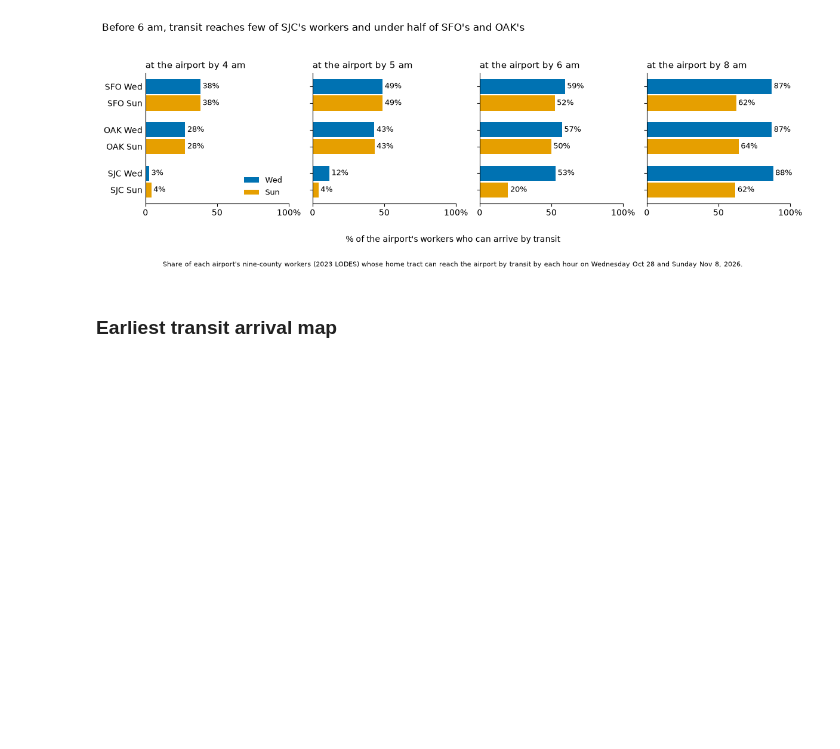
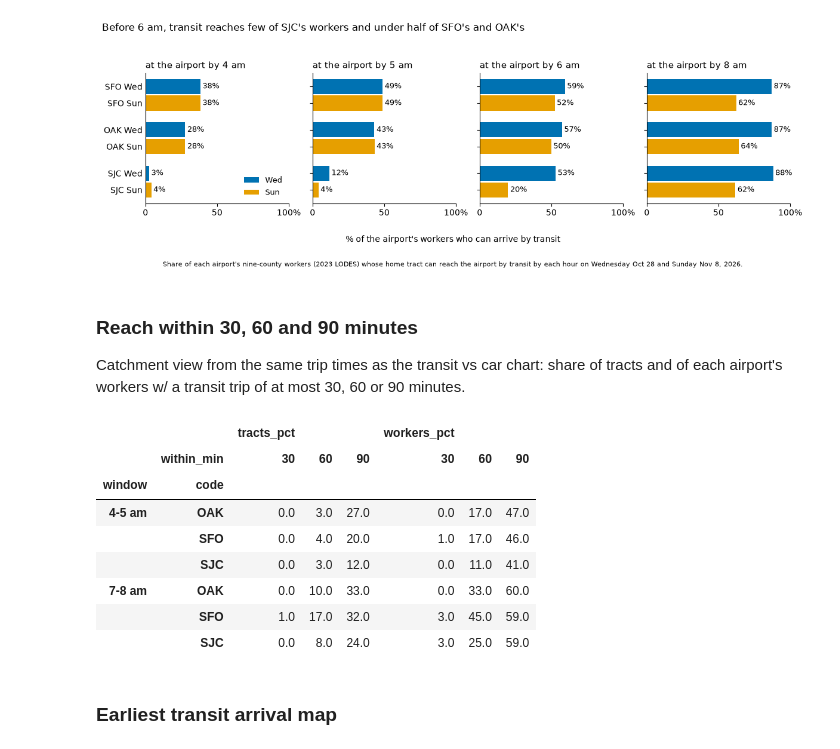
Before and after one commit to aditchintamaneni/AirportTransitFeasibility, a Jupyter notebook: visualizations.ipynb, the cells around one changed output. Saved outputs shown, nothing was run; the diff lists cells and outputs as text; code cells hidden in the pictures; blank space fills up the shorter version.

```diff
--- a/visualizations.ipynb
+++ b/visualizations.ipynb
@@ -202,6 +202,34 @@ def plot_reach_by_hour():
 fig = plot_reach_by_hour()
 # %% [output]
 [figure]
+# %% [markdown]
+### Reach within 30, 60 and 90 minutes
+Catchment view from the same trip times as the transit vs car chart: share of tracts and of each airport's workers w/ a transit trip of at most 30, 60 or 90 minutes.
+# %%
+def reach_within_minutes(cuts=(30, 60, 90)):
+    trips = pd.read_csv(f"{PROCESSED_DIR}/transit_trip_times.csv", dtype={"GEOID": str})
+    workers = pd.read_csv(f"{PROCESSED_DIR}/airport_workers_by_tract.csv", dtype={"GEOID": str})[["GEOID", "code", "S000"]]
+    trips = trips.merge(workers, on=["GEOID", "code"], how="left").fillna({"S000": 0})
+    rows = []
+    for (window, code), group in trips.groupby(["window", "code"]):
+        for cut in cuts:
+            ok = group["transit_min"] <= cut
+            rows.append({"window": window, "code": code, "within_min": cut, "tracts_pct": round(ok.mean() * 100), "workers_pct": round((ok * group["S000"]).sum() / group["S000"].sum() * 100)})
+    table = pd.DataFrame(rows)
+    table.to_csv(f"{OUTPUT_DIR}/transit_reach_within_minutes.csv", index=False)
+    return table.pivot_table(index=["window", "code"], columns="within_min", values=["tracts_pct", "workers_pct"])
+
+reach_within_minutes()
+# %% [output]
+|  |  | tracts_pct |  |  | workers_pct |  |  |
+|  | within_min | 30 | 60 | 90 | 30 | 60 | 90 |
+| window | code |  |  |  |  |  |  |
+| 4-5 am | OAK | 0.0 | 3.0 | 27.0 | 0.0 | 17.0 | 47.0 |
+|  | SFO | 0.0 | 4.0 | 20.0 | 1.0 | 17.0 | 46.0 |
+|  | SJC | 0.0 | 3.0 | 12.0 | 0.0 | 11.0 | 41.0 |
+| 7-8 am | OAK | 0.0 | 10.0 | 33.0 | 0.0 | 33.0 | 60.0 |
+|  | SFO | 1.0 | 17.0 | 32.0 | 3.0 | 45.0 | 59.0 |
+|  | SJC | 0.0 | 8.0 | 24.0 | 3.0 | 25.0 | 59.0 |
 # %%
 import geopandas as gpd
 from matplotlib.patches import Patch
```
Also changed, not shown: parts of 2 cells of this notebook, 3 other files.
